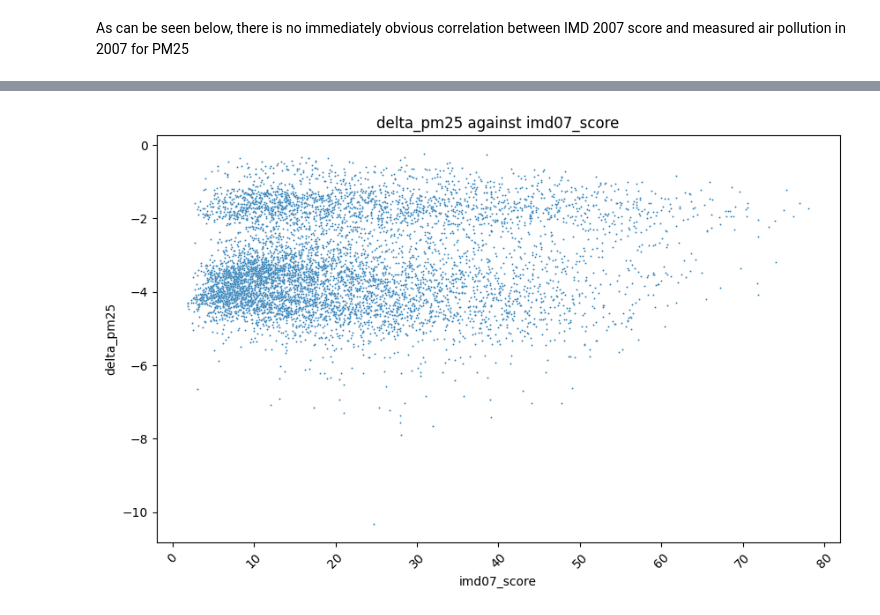
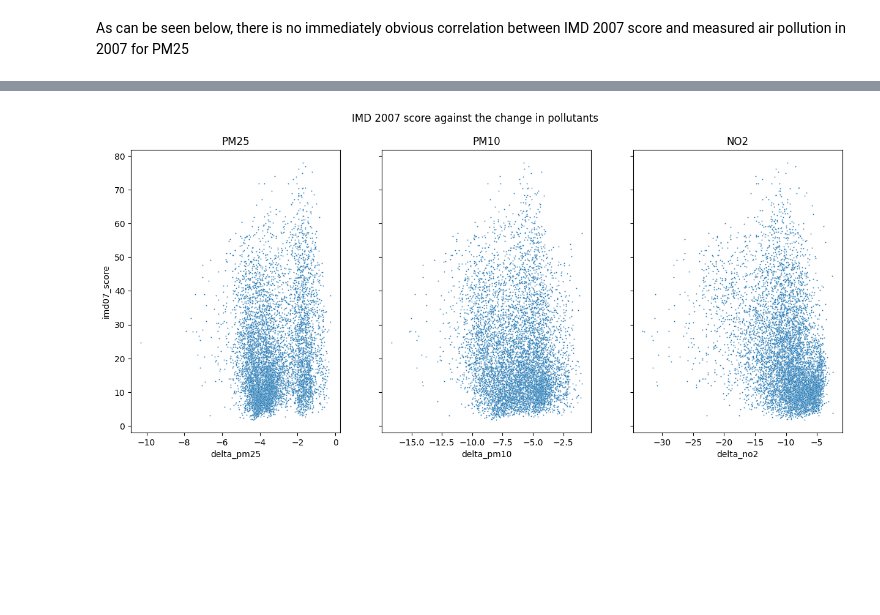
Before and after one commit to archie955/Environmental_Analysis, a Jupyter notebook: analysis.ipynb, the cells around one changed output, grey strips where cells are left out. Saved outputs shown, nothing was run; the diff lists cells and outputs as text; code cells hidden in the pictures; blank space fills up the shorter version.

```diff
--- a/analysis.ipynb
+++ b/analysis.ipynb
@@ -98,14 +110,20 @@ plt.show()
 # %%
-x = "imd07_score"
-y = "delta_pm25"
+x1 = "delta_pm25"
+x2 = "delta_pm10"
+x3 = "delta_no2"
+y = "imd07_score"
 
-plt.figure(figsize=(10,6))
-sns.scatterplot(data=df, x=x, y=y, s=2)
-plt.xticks(rotation=45)
-plt.xlabel(f"{x}")
-plt.ylabel(f"{y}")
-plt.title(f"{y} against {x}")
+fig, axs = plt.subplots(1, 3, sharey=True, figsize=(15,6))
+fig.suptitle("IMD 2007 score against the change in pollutants")
+
+axs[0].set_title("PM25")
+axs[1].set_title("PM10")
+axs[2].set_title("NO2")
+
+sns.scatterplot(data=df, ax=axs[0], x=x1, y=y, s=2)
+sns.scatterplot(data=df, ax=axs[1], x=x2, y=y, s=2)
+sns.scatterplot(data=df, ax=axs[2], x=x3, y=y, s=2)
 
 plt.show()
 # %% [output]
-[figure, old version]
+[figure, new version]
```
Also changed, not shown: parts of 21 cells of this notebook.
